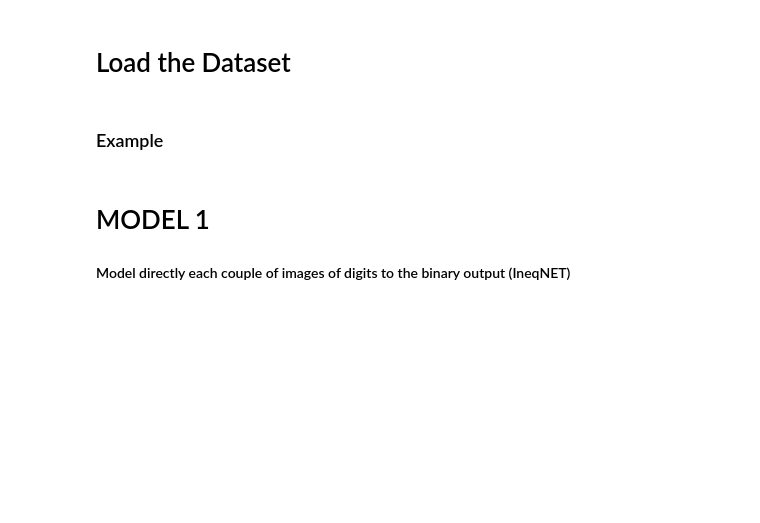
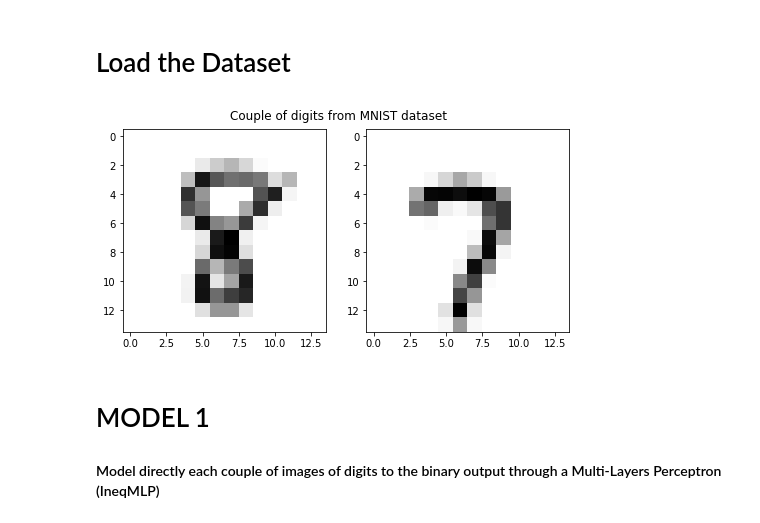
Before and after one commit to riccardocadei/DCNN-for-Digits-Comparison, a Jupyter notebook: main.ipynb, the cells around one changed output. Cells and saved outputs as stored; diff of their text form; code cells hidden in the pictures; blank space fills up the shorter version.

```diff
--- a/main.ipynb
+++ b/main.ipynb
@@ -24,16 +17,16 @@ train_input, train_target, train_classes, test_input, test_target, test_classes
-# %% [markdown]
-### Example
 # %%
-import matplotlib.pyplot as plt
+N = 1000
+train_input, train_target, train_classes, test_input, test_target, test_classes = prologue.generate_pair_sets(N)
 
-torch.manual_seed(2)
+# Example
 n = torch.randint(1000,[1])[0]
-
 fig, axs = plt.subplots(1,2, figsize=(8,10))
 fig.subplots_adjust(top=1.5)
 fig.suptitle('Couple of digits from MNIST dataset')
 axs[0].imshow(train_input[n,0], cmap='Greys')
 axs[1].imshow(train_input[n,1], cmap='Greys');
+# %% [output]
+[figure, added]
 # %% [markdown]
 # MODEL 1
-#### Model directly each couple of images of digits to the binary output (IneqNET)
+#### Model directly each couple of images of digits to the binary output through a Multi-Layers Perceptron (IneqMLP)
```
Also changed, not shown: parts of 12 cells of this notebook.
